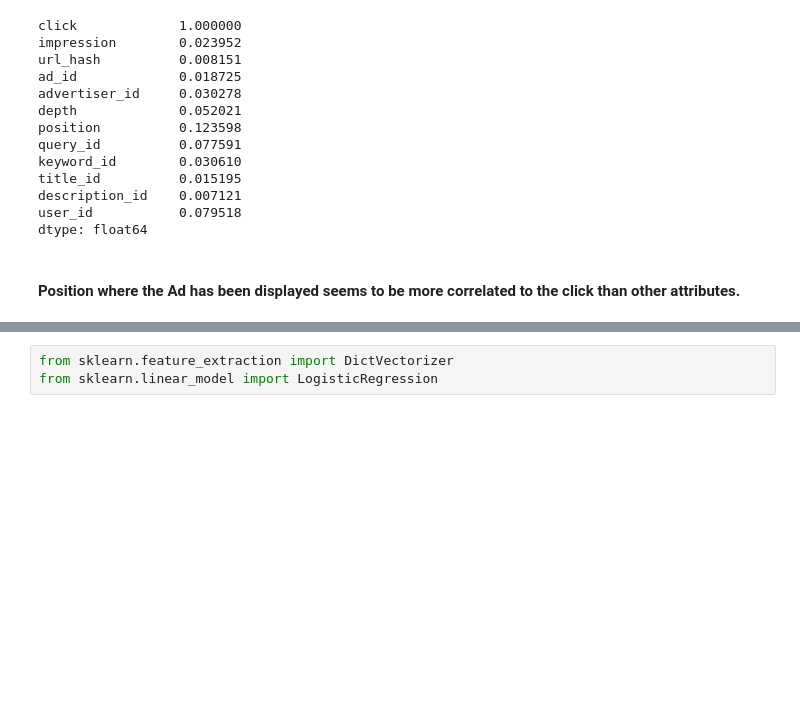
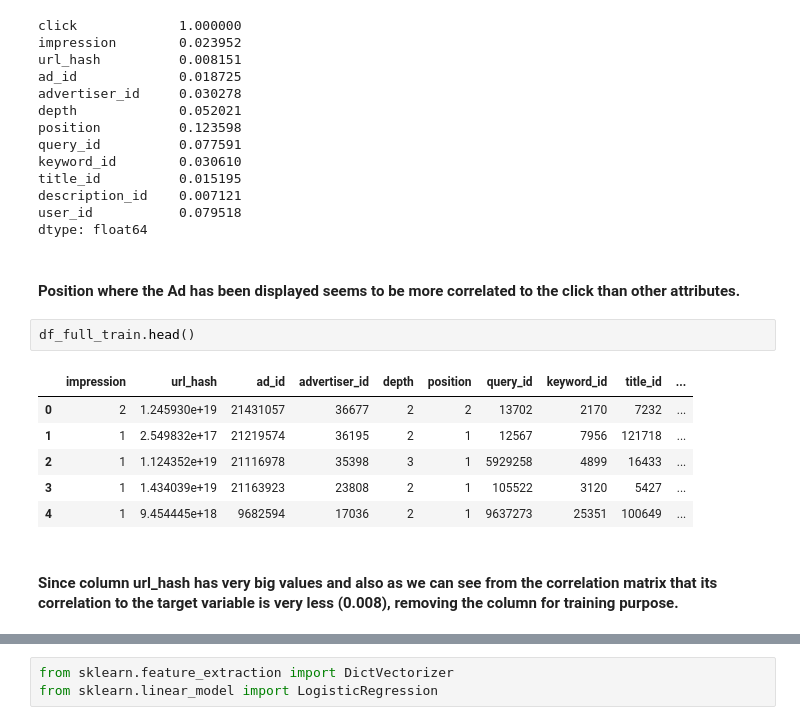
Before and after one commit to deepanc/ml-zoomcamp, a Jupyter notebook: midterm_project/click-prediction.ipynb, the cells around one changed output, grey strips where cells are left out. Cells and saved outputs as stored; diff of their text form; blank space fills up the shorter version.

Commit message:
training of various models completed

```diff
--- a/midterm_project/click-prediction.ipynb
+++ b/midterm_project/click-prediction.ipynb
@@ -171,3 +134,14 @@ user_id           0.079518
 dtype: float64
 # %% [markdown]
 #### Position where the Ad has been displayed seems to be more correlated to the click than other attributes.
+# %%
+df_full_train.head()
+# %% [output]
+|  | impression | url_hash | ad_id | advertiser_id | depth | position | query_id | keyword_id | title_id | ... |
+| 0 | 2 | 1.245930e+19 | 21431057 | 36677 | 2 | 2 | 13702 | 2170 | 7232 | ... |
+| 1 | 1 | 2.549832e+17 | 21219574 | 36195 | 2 | 1 | 12567 | 7956 | 121718 | ... |
+| 2 | 1 | 1.124352e+19 | 21116978 | 35398 | 3 | 1 | 5929258 | 4899 | 16433 | ... |
+| 3 | 1 | 1.434039e+19 | 21163923 | 23808 | 2 | 1 | 105522 | 3120 | 5427 | ... |
+| 4 | 1 | 9.454445e+18 | 9682594 | 17036 | 2 | 1 | 9637273 | 25351 | 100649 | ... |
+# %% [markdown]
+#### Since column url_hash has very big values and also as we can see from the correlation matrix that its correlation to the target variable is very less (0.008), removing the column for training purpose.
```
Also changed, not shown: parts of 28 cells of this notebook.
